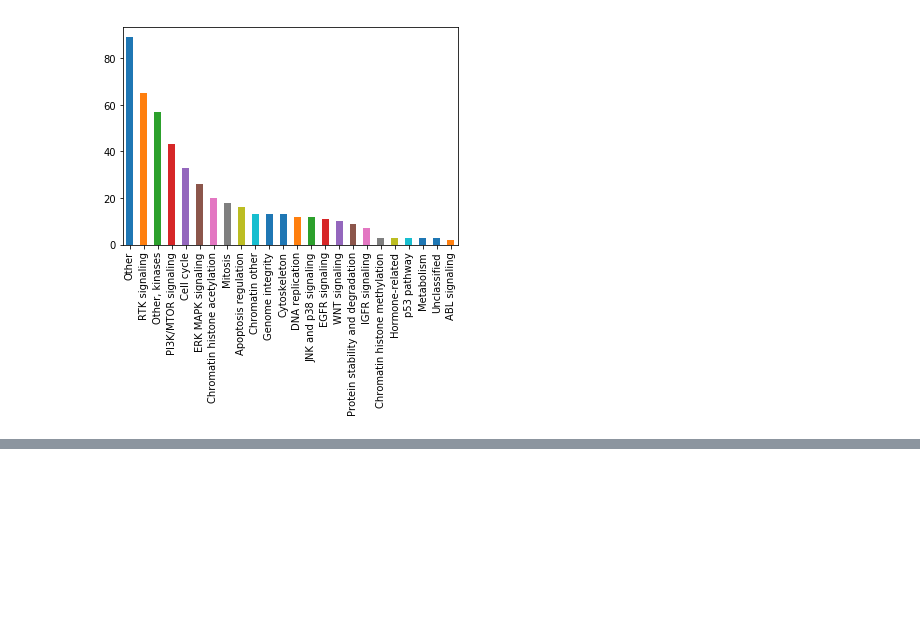
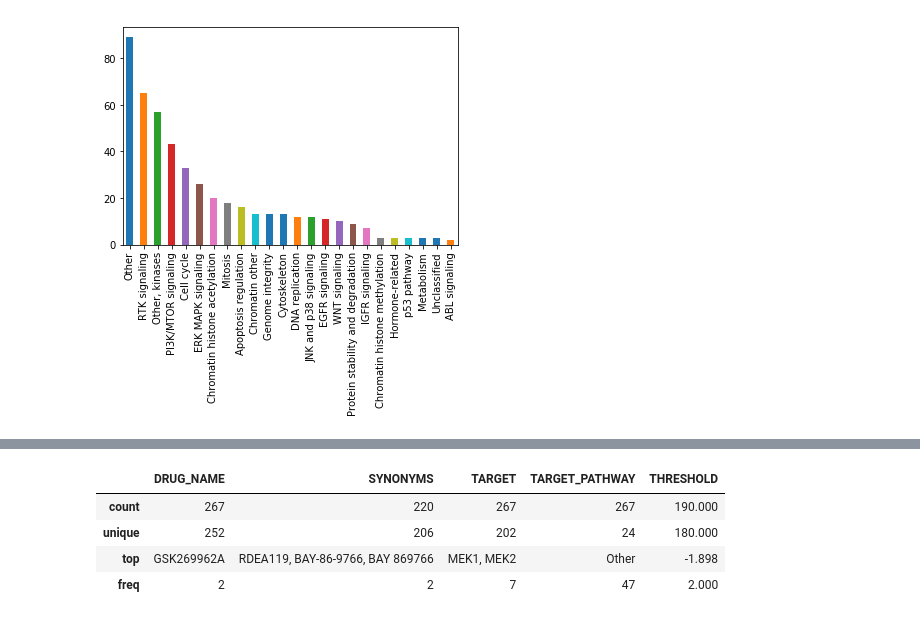
Before and after one commit to esko22/ucb-w210-cap-drug-response, a Jupyter notebook: DrugProfiles/drug_profile_eda.ipynb, the cells around one changed output, grey strips where cells are left out. Saved outputs shown, nothing was run; the diff lists cells and outputs as text; code cells hidden in the pictures; blank space fills up the shorter version.

```diff
--- a/DrugProfiles/drug_profile_eda.ipynb
+++ b/DrugProfiles/drug_profile_eda.ipynb
@@ -142,0 +183,8 @@ target_drug_df.TARGET_PATHWAY.value_counts().plot(kind='bar')
+# %%
+drug_df.describe()
+# %% [output]
+|  | DRUG_NAME | SYNONYMS | TARGET | TARGET_PATHWAY | THRESHOLD |
+| count | 267 | 220 | 267 | 267 | 190.000 |
+| unique | 252 | 206 | 202 | 24 | 180.000 |
+| top | GSK269962A | RDEA119, BAY-86-9766, BAY 869766 | MEK1, MEK2 | Other | -1.898 |
+| freq | 2 | 2 | 7 | 47 | 2.000 |
```
Also changed, not shown: parts of 8 cells of this notebook, 3 other files.
